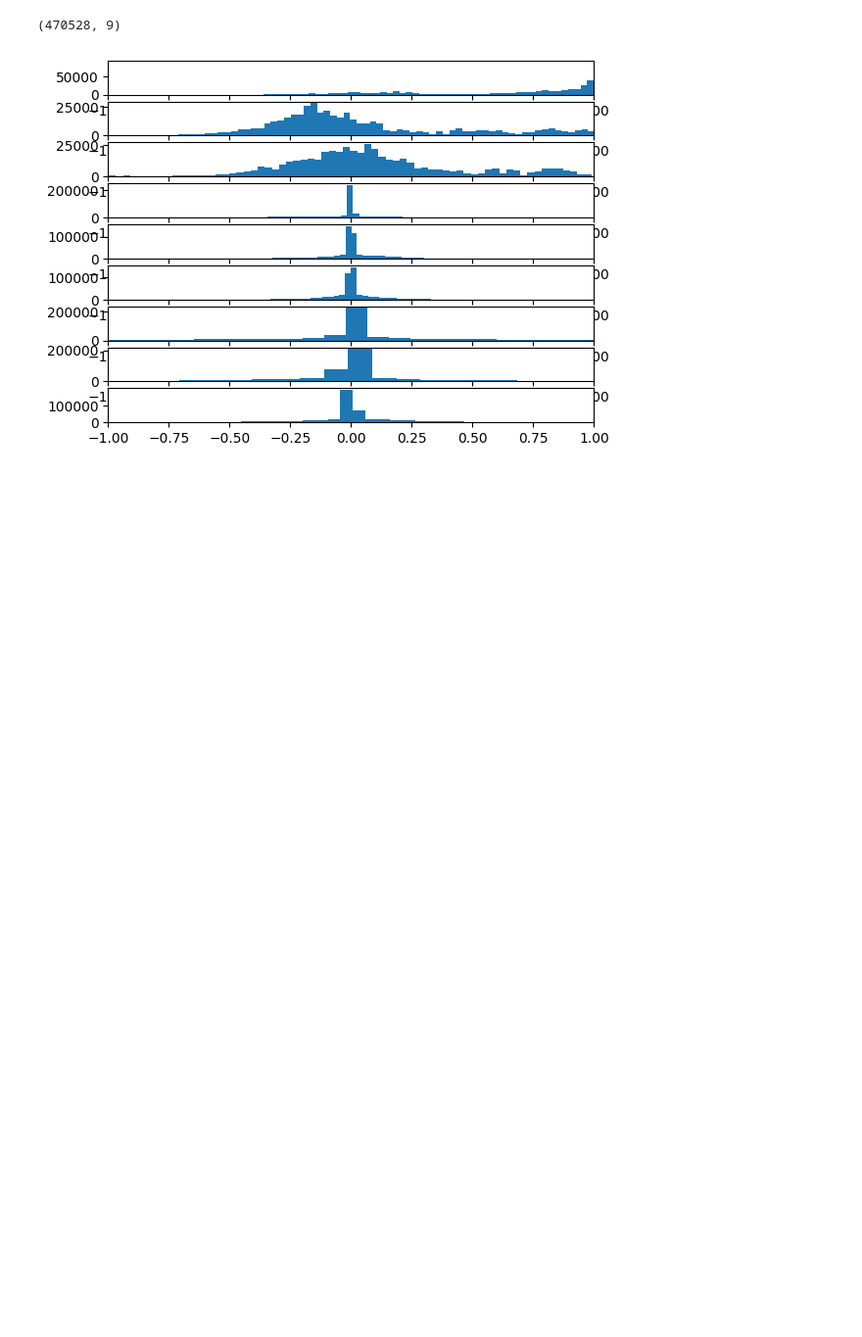
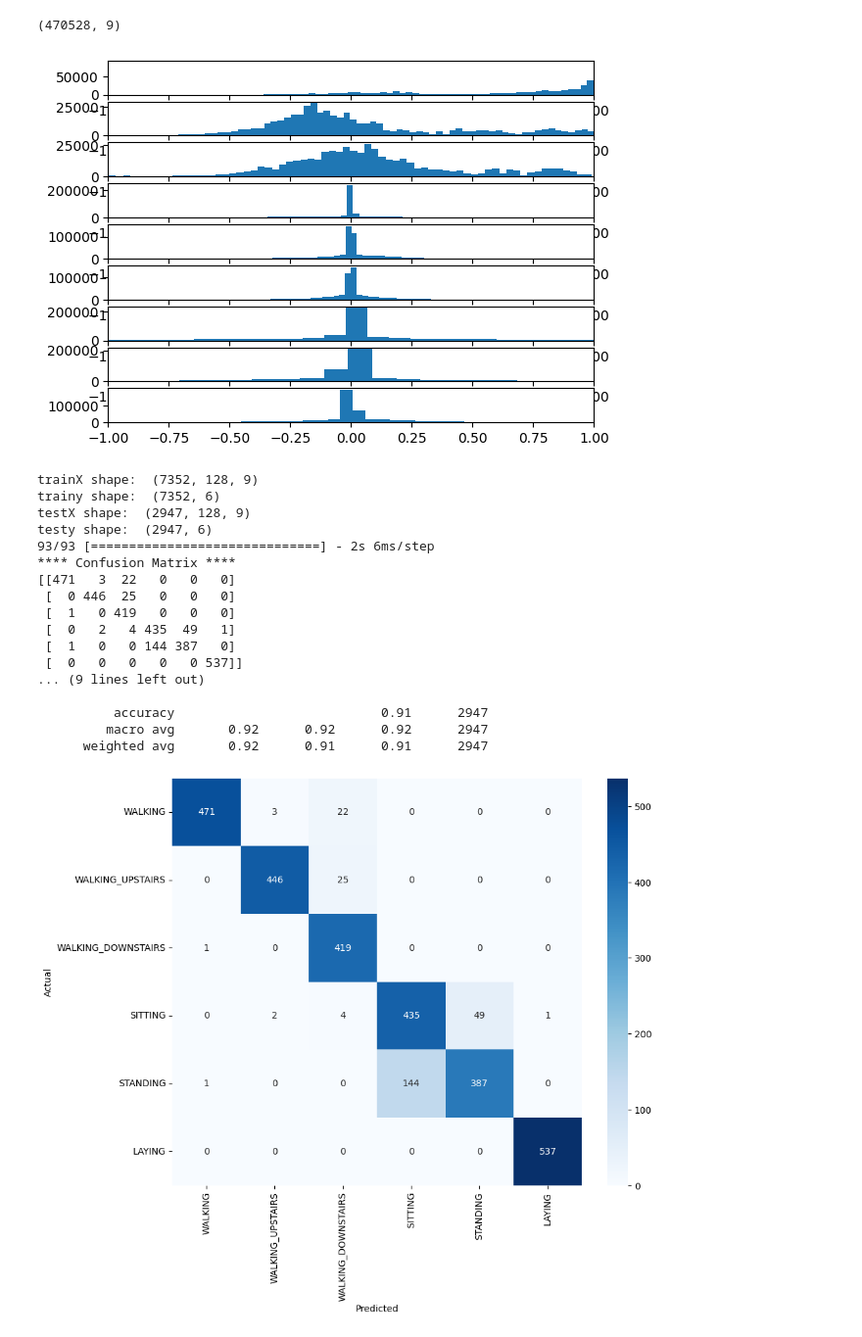
Before and after one commit to yongjun-0903/deep-learning, a Jupyter notebook: 04_1006_HAR_CNN-LSTM.ipynb, the cells around one changed output. Shown at 98% size. Cells and saved outputs as stored; diff of their text form; code cells hidden in the pictures; blank space fills up the shorter version.

```diff
--- a/04_1006_HAR_CNN-LSTM.ipynb
+++ b/04_1006_HAR_CNN-LSTM.ipynb
@@ -104,28 +104,96 @@ plot_distributions(trainX)
 # %% [output]
 (470528, 9)
 [figure]
-# %%
-## set number of epochs and batch size
-batch_size = 64
-validation_split = 0.2
 # %%
-def display_results(testy,predictions,classNames):
+def display_results(testy,predictions):
+    classNames=["WALKING","WALKING_UPSTAIRS","WALKING_DOWNSTAIRS","SITTING","STANDING","LAYING"]
     y_test=np.argmax(testy, axis=1)
     y_scores=np.argmax(predictions, axis=1)
     classes = len(classNames)
     cm = confusion_matrix(y_test, y_scores)
     print("**** Confusion Matrix ****")
     print(cm)
     print("**** Classification Report ****")
     print(classification_report(y_test, y_scores, target_names=classNames))
     con = np.zeros((classes,classes))
     for x in range(classes):
         for y in range(classes):
             con[x,y] = cm[x,y] #/np.sum(cm[x,:])
 
     plt.figure(figsize=(10,8))
     df = sns.heatmap(con, annot=True, fmt='g', cmap='Blues',xticklabels= classNames , yticklabels= classNames)
     plt.xlabel('Predicted')
     plt.ylabel('Actual')
     plt.show()
-classNames=["WALKING","WALKING_UPSTAIRS","WALKING_DOWNSTAIRS","SITTING","STANDING","LAYING"]
+
+
+# fit and evaluate a model
+def evaluate_model(trainX, trainy, testX, testy):
+    # define model
+    verbose, epochs, batch_size = 0, 25, 64
+    n_timesteps, n_features, n_outputs = trainX.shape[1], trainX.shape[2], trainy.shape[1]
+    # reshape data into time steps of sub-sequences
+    n_steps, n_length = 4, 32
+    trainX = trainX.reshape((trainX.shape[0], n_steps, n_length, n_features))
+    testX = testX.reshape((testX.shape[0], n_steps, n_length, n_features))
+    # define model
+    model = Sequential()
+    model.add(TimeDistributed(Conv1D(filters=64, kernel_size=3, activation='relu'), input_shape=(None,n_length,n_features)))
+    model.add(TimeDistributed(Conv1D(filters=64, kernel_size=3, activation='relu')))
+    model.add(TimeDistributed(Dropout(0.5)))
+    model.add(TimeDistributed(MaxPooling1D(pool_size=2)))
+    model.add(TimeDistributed(Flatten()))
+    model.add(LSTM(100))
+    model.add(Dropout(0.5))
+    model.add(Dense(100, activation='relu'))
+    model.add(Dense(n_outputs, activation='softmax'))
+    model.compile(loss='categorical_crossentropy', optimizer='adam', metrics=['accuracy'])
+    # fit network
+    model.fit(trainX, trainy, epochs=epochs, batch_size=batch_size, verbose=verbose)
+    # evaluate model
+    _, accuracy = model.evaluate(testX, testy, batch_size=batch_size, verbose=0)
+    predictions = model.predict(testX)
+    display_results(testy, predictions)
+    return accuracy
+
+# summarize scores
+def summarize_results(scores):
+    print(scores)
+    m, s = mean(scores), std(scores)
+    print('Accuracy: %.3f%% (+/-%.3f)' % (m, s))
+
+# run an experiment
+def run_experiment(repeats=10):
+    # load data
+    trainX, trainy, testX, testy = load_dataset()
+    # repeat experiment
+    scores = list()
+    for r in range(repeats):
+        score = evaluate_model(trainX, trainy, testX, testy)
+        score = score * 100.0
+        print('>#%d: %.3f' % (r+1, score))
+        scores.append(score)
+    # summarize results
+    summarize_results(scores)
+
+# run the experiment
+run_experiment()
+# %% [output]
+trainX shape:  (7352, 128, 9)
+trainy shape:  (7352, 6)
+testX shape:  (2947, 128, 9)
+testy shape:  (2947, 6)
+93/93 [==============================] - 2s 6ms/step
+**** Confusion Matrix ****
+[[471   3  22   0   0   0]
+ [  0 446  25   0   0   0]
+ [  1   0 419   0   0   0]
+ [  0   2   4 435  49   1]
+ [  1   0   0 144 387   0]
+ [  0   0   0   0   0 537]]
+... (9 lines left out)
+
+          accuracy                           0.91      2947
+         macro avg       0.92      0.92      0.92      2947
+      weighted avg       0.92      0.91      0.91      2947
+[figure, added]
```
Also changed, not shown: parts of 3 cells of this notebook, 5 other files.
